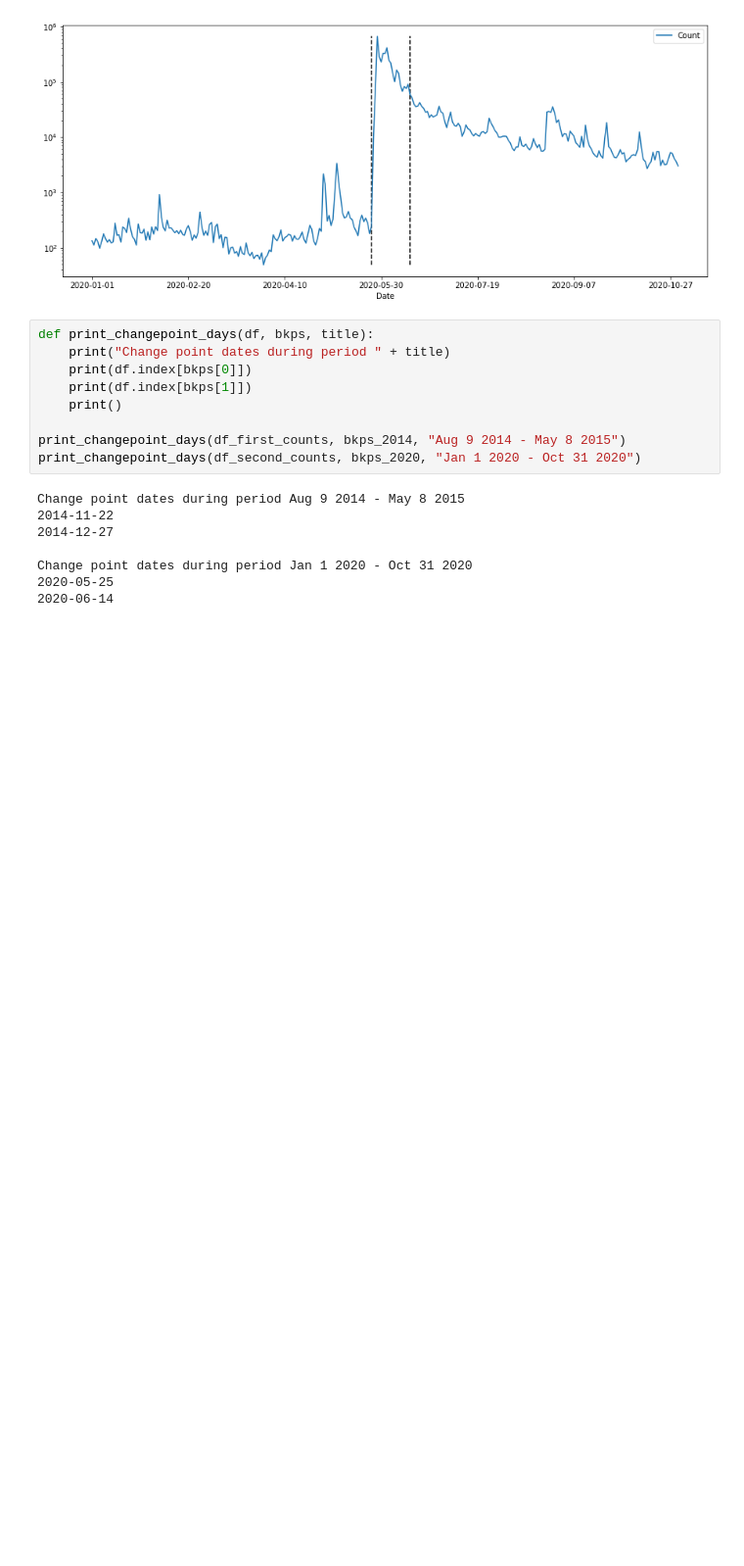
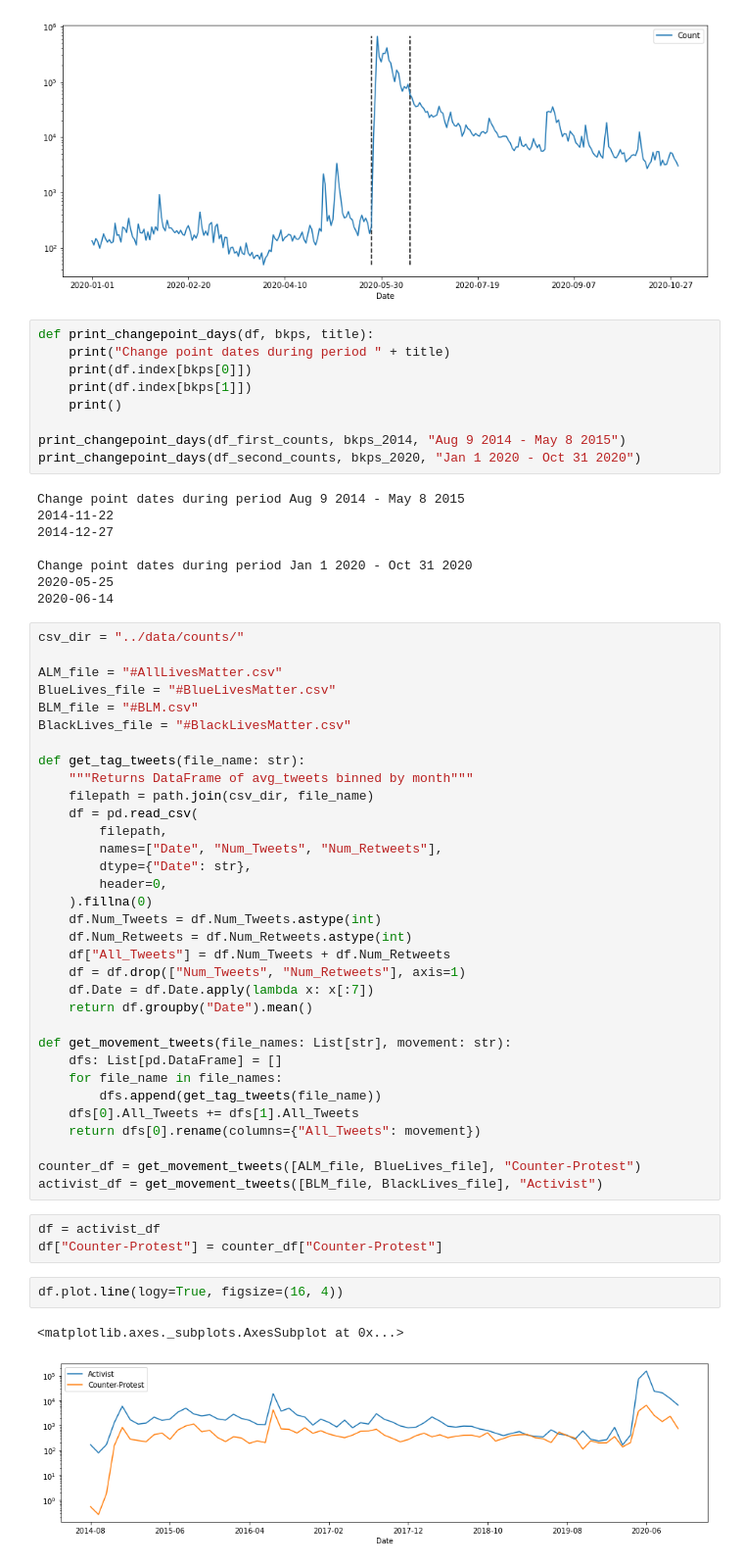
Before and after one commit to chrisfalter/BLM, a Jupyter notebook: src/tweet_counts.ipynb, the cells around one changed output. Shown: that part at 98% size. Saved outputs shown, nothing was run; the diff lists cells and outputs as text; blank space fills up the shorter version.

Commit message:
line graphs of tweet counts

```diff
--- a/src/tweet_counts.ipynb
+++ b/src/tweet_counts.ipynb
@@ -75,3 +79,44 @@ Change point dates during period Aug 9 2014 - May 8 2015
 Change point dates during period Jan 1 2020 - Oct 31 2020
 2020-05-25
 2020-06-14
+# %%
+csv_dir = "../data/counts/"
+
+ALM_file = "#AllLivesMatter.csv"
+BlueLives_file = "#BlueLivesMatter.csv"
+BLM_file = "#BLM.csv"
+BlackLives_file = "#BlackLivesMatter.csv"
+
+def get_tag_tweets(file_name: str):
+    """Returns DataFrame of avg_tweets binned by month"""
+    filepath = path.join(csv_dir, file_name)
+    df = pd.read_csv(
+        filepath,
+        names=["Date", "Num_Tweets", "Num_Retweets"],
+        dtype={"Date": str},
+        header=0,
+    ).fillna(0)
+    df.Num_Tweets = df.Num_Tweets.astype(int)
+    df.Num_Retweets = df.Num_Retweets.astype(int)
+    df["All_Tweets"] = df.Num_Tweets + df.Num_Retweets
+    df = df.drop(["Num_Tweets", "Num_Retweets"], axis=1)
+    df.Date = df.Date.apply(lambda x: x[:7])
+    return df.groupby("Date").mean()
+
+def get_movement_tweets(file_names: List[str], movement: str):
+    dfs: List[pd.DataFrame] = []
+    for file_name in file_names:
+        dfs.append(get_tag_tweets(file_name))
+    dfs[0].All_Tweets += dfs[1].All_Tweets
+    return dfs[0].rename(columns={"All_Tweets": movement})
+
+counter_df = get_movement_tweets([ALM_file, BlueLives_file], "Counter-Protest")
+activist_df = get_movement_tweets([BLM_file, BlackLives_file], "Activist")
+# %%
+df = activist_df
+df["Counter-Protest"] = counter_df["Counter-Protest"]
+# %%
+df.plot.line(logy=True, figsize=(16, 4))
+# %% [output]
+<matplotlib.axes._subplots.AxesSubplot at 0x...>
+[figure, added]
```
Also changed, not shown: parts of 1 cell of this notebook, 8 other files.
